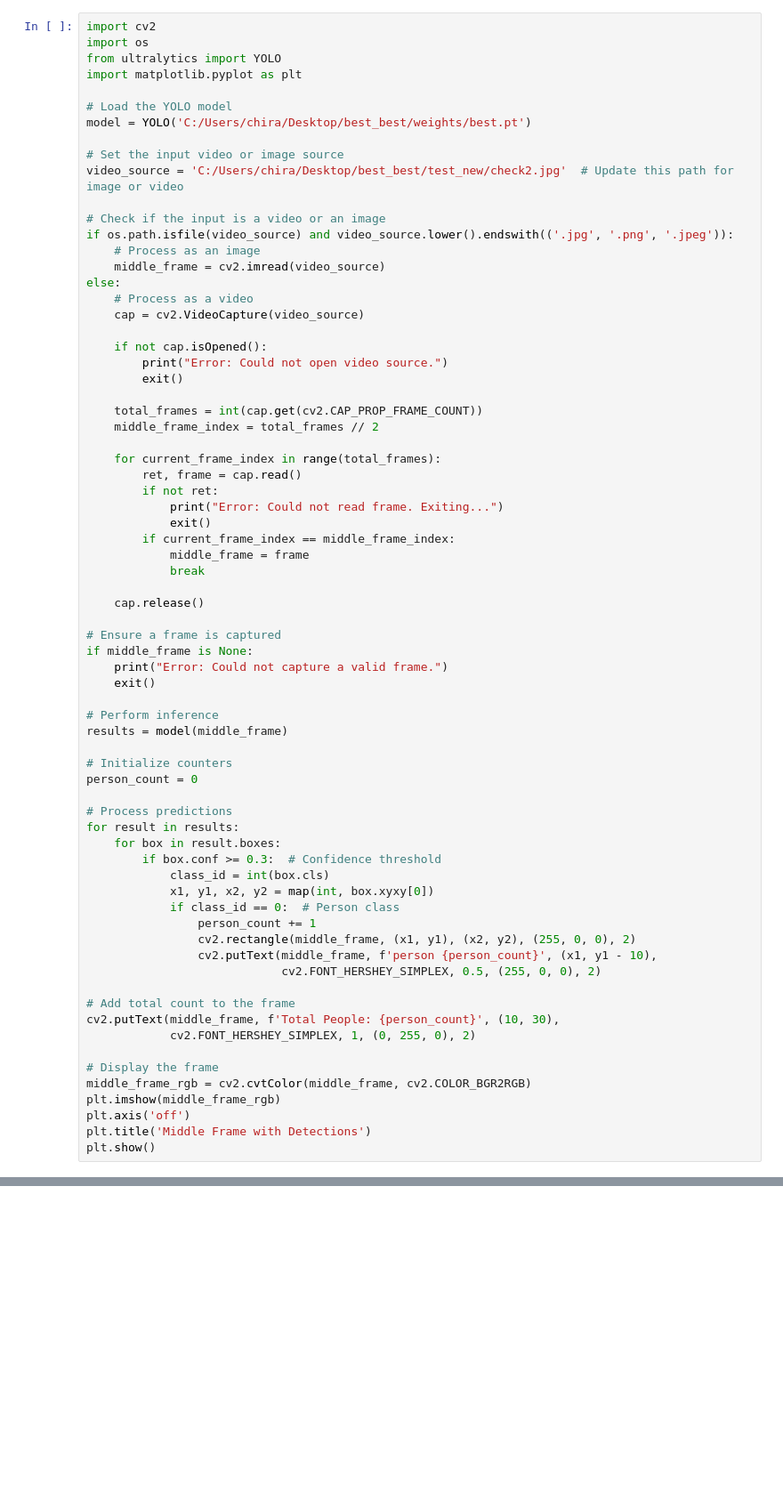
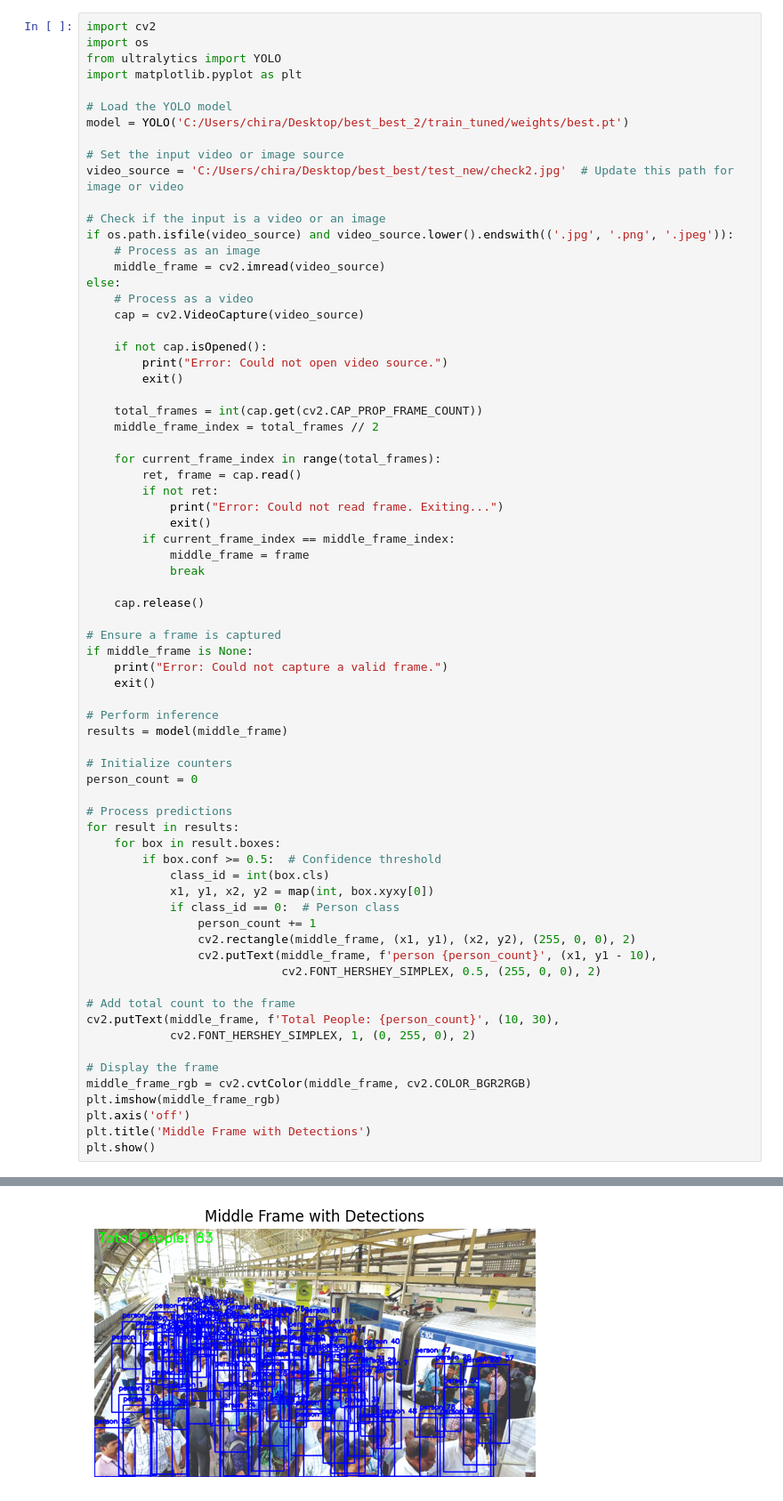
Before and after one commit to Chiragjjjks/crowd_detection_results, a Jupyter notebook: predict.ipynb, the cells around one changed output, grey strips where cells are left out. Shown at 89% size. Drawn from its saved outputs; the diff is of its cells as text; blank space fills up the shorter version.

```diff
--- a/predict.ipynb
+++ b/predict.ipynb
@@ -129,7 +129,7 @@ from ultralytics import YOLO
 import matplotlib.pyplot as plt
 
 # Load the YOLO model
-model = YOLO('C:/Users/chira/Desktop/best_best/weights/best.pt')
+model = YOLO('C:/Users/chira/Desktop/best_best_2/train_tuned/weights/best.pt')
 
 # Set the input video or image source
 video_source = 'C:/Users/chira/Desktop/best_best/test_new/check2.jpg'  # Update this path for image or video
@@ -174,7 +174,7 @@ person_count = 0
 # Process predictions
 for result in results:
     for box in result.boxes:
-        if box.conf >= 0.3:  # Confidence threshold
+        if box.conf >= 0.5:  # Confidence threshold
             class_id = int(box.cls)
             x1, y1, x2, y2 = map(int, box.xyxy[0])
             if class_id == 0:  # Person class
@@ -198,0 +199 @@ FileNotFoundError: [Errno 2] No such file or directory: 'C:\\Users\\chira\\Deskt
+[figure, added]
```
Also changed, not shown: parts of 1 cell of this notebook.
